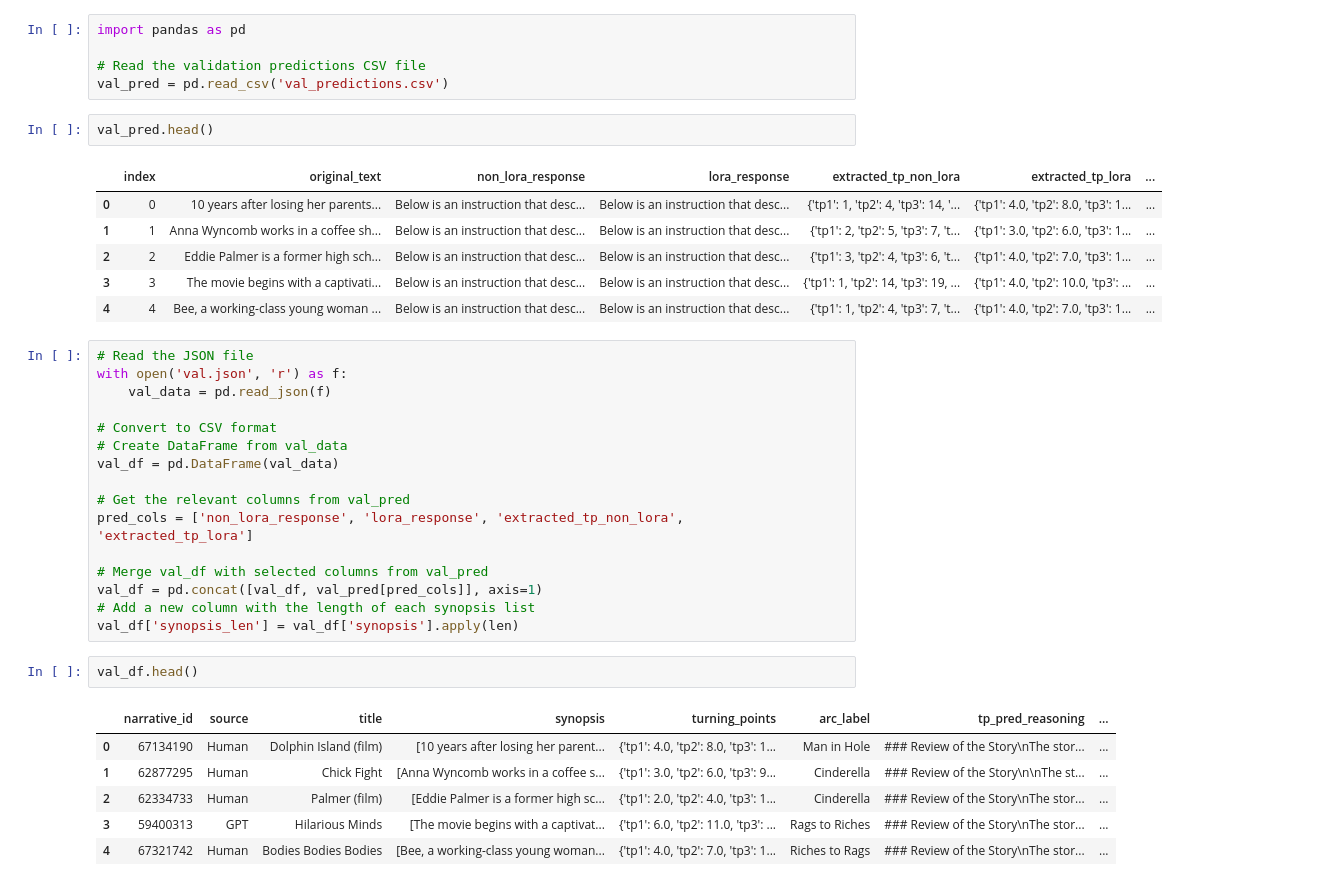
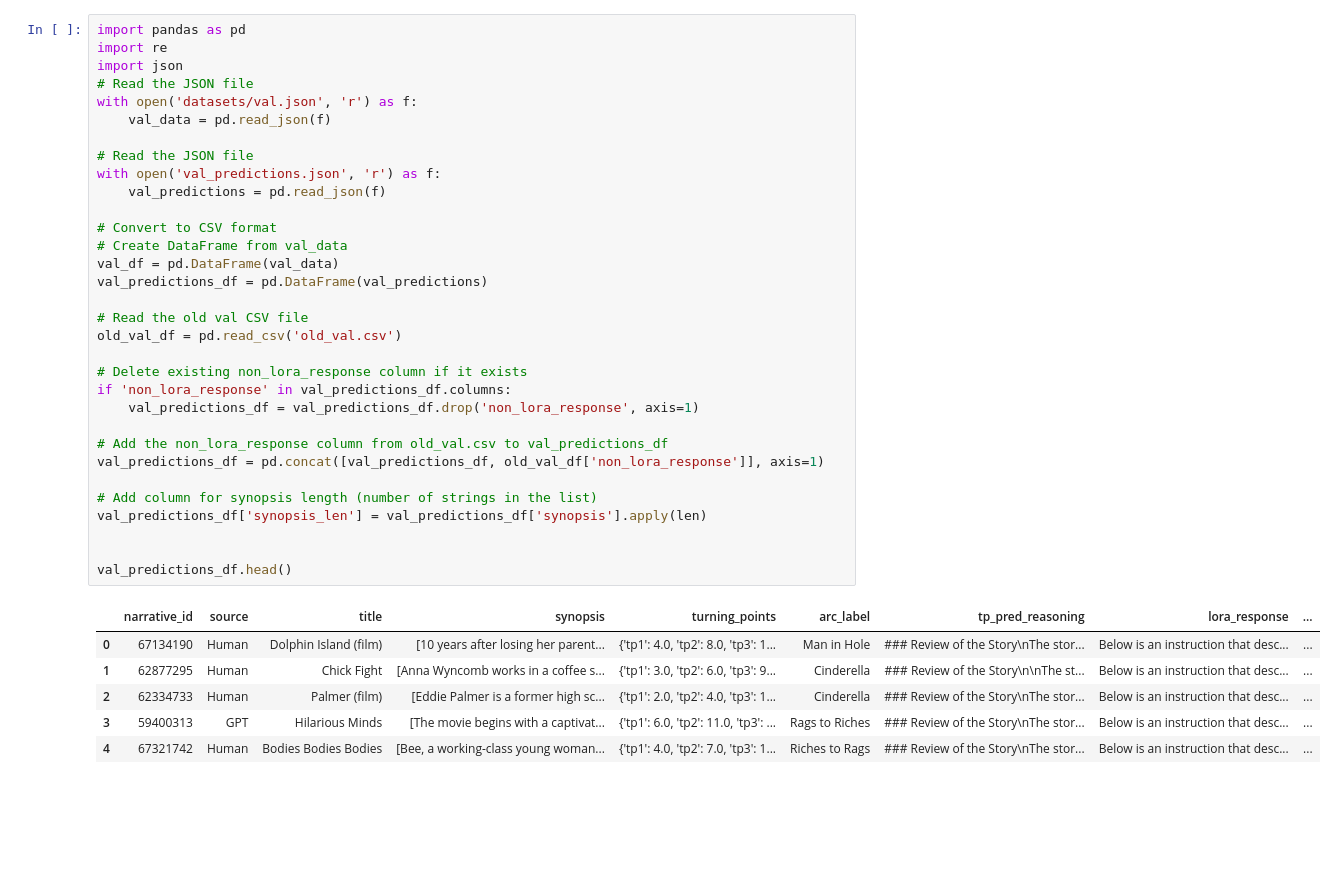
Before and after one commit to maikyonn/agentic-narratives, a Jupyter notebook: val_explore.ipynb, the cells around one changed output. Saved outputs shown, nothing was run; the diff lists cells and outputs as text; blank space fills up the shorter version.

```diff
--- a/val_explore.ipynb
+++ b/val_explore.ipynb
@@ -1,39 +1,39 @@
-# %%
-import pandas as pd
-
-# Read the validation predictions CSV file
-val_pred = pd.read_csv('val_predictions.csv')
-# %%
-val_pred.head()
-# %% [output]
-|  | index | original_text | non_lora_response | lora_response | extracted_tp_non_lora | extracted_tp_lora | ... |
-| 0 | 0 | 10 years after losing her parents... | Below is an instruction that desc... | Below is an instruction that desc... | {'tp1': 1, 'tp2': 4, 'tp3': 14, '... | {'tp1': 4.0, 'tp2': 8.0, 'tp3': 1... | ... |
-| 1 | 1 | Anna Wyncomb works in a coffee sh... | Below is an instruction that desc... | Below is an instruction that desc... | {'tp1': 2, 'tp2': 5, 'tp3': 7, 't... | {'tp1': 3.0, 'tp2': 6.0, 'tp3': 1... | ... |
-| 2 | 2 | Eddie Palmer is a former high sch... | Below is an instruction that desc... | Below is an instruction that desc... | {'tp1': 3, 'tp2': 4, 'tp3': 6, 't... | {'tp1': 4.0, 'tp2': 7.0, 'tp3': 1... | ... |
-| 3 | 3 | The movie begins with a captivati... | Below is an instruction that desc... | Below is an instruction that desc... | {'tp1': 1, 'tp2': 14, 'tp3': 19, ... | {'tp1': 4.0, 'tp2': 10.0, 'tp3': ... | ... |
-| 4 | 4 | Bee, a working-class young woman ... | Below is an instruction that desc... | Below is an instruction that desc... | {'tp1': 1, 'tp2': 4, 'tp3': 7, 't... | {'tp1': 4.0, 'tp2': 7.0, 'tp3': 1... | ... |
-# %%
-# Read the JSON file
-with open('val.json', 'r') as f:
-    val_data = pd.read_json(f)
-
-# Convert to CSV format
-# Create DataFrame from val_data
-val_df = pd.DataFrame(val_data)
-
-# Get the relevant columns from val_pred
-pred_cols = ['non_lora_response', 'lora_response', 'extracted_tp_non_lora', 'extracted_tp_lora']
-
-# Merge val_df with selected columns from val_pred
-val_df = pd.concat([val_df, val_pred[pred_cols]], axis=1)
-# Add a new column with the length of each synopsis list
-val_df['synopsis_len'] = val_df['synopsis'].apply(len)
-# %%
-val_df.head()
-# %% [output]
-|  | narrative_id | source | title | synopsis | turning_points | arc_label | tp_pred_reasoning | ... |
-| 0 | 67134190 | Human | Dolphin Island (film) | [10 years after losing her parent... | {'tp1': 4.0, 'tp2': 8.0, 'tp3': 1... | Man in Hole | ### Review of the Story\nThe stor... | ... |
-| 1 | 62877295 | Human | Chick Fight | [Anna Wyncomb works in a coffee s... | {'tp1': 3.0, 'tp2': 6.0, 'tp3': 9... | Cinderella | ### Review of the Story\n\nThe st... | ... |
-| 2 | 62334733 | Human | Palmer (film) | [Eddie Palmer is a former high sc... | {'tp1': 2.0, 'tp2': 4.0, 'tp3': 1... | Cinderella | ### Review of the Story\nThe stor... | ... |
-| 3 | 59400313 | GPT | Hilarious Minds | [The movie begins with a captivat... | {'tp1': 6.0, 'tp2': 11.0, 'tp3': ... | Rags to Riches | ### Review of the Story\nThe stor... | ... |
-| 4 | 67321742 | Human | Bodies Bodies Bodies | [Bee, a working-class young woman... | {'tp1': 4.0, 'tp2': 7.0, 'tp3': 1... | Riches to Rags | ### Review of the Story\nThe stor... | ... |
+# %%
+import pandas as pd
+import re
+import json
+# Read the JSON file
+with open('datasets/val.json', 'r') as f:
+    val_data = pd.read_json(f)
+
+# Read the JSON file
+with open('val_predictions.json', 'r') as f:
+    val_predictions = pd.read_json(f)
+
+# Convert to CSV format
+# Create DataFrame from val_data
+val_df = pd.DataFrame(val_data)
+val_predictions_df = pd.DataFrame(val_predictions)
+
+# Read the old val CSV file
+old_val_df = pd.read_csv('old_val.csv')
+
+# Delete existing non_lora_response column if it exists
+if 'non_lora_response' in val_predictions_df.columns:
+    val_predictions_df = val_predictions_df.drop('non_lora_response', axis=1)
+
+# Add the non_lora_response column from old_val.csv to val_predictions_df
+val_predictions_df = pd.concat([val_predictions_df, old_val_df['non_lora_response']], axis=1)
+
+# Add column for synopsis length (number of strings in the list)
+val_predictions_df['synopsis_len'] = val_predictions_df['synopsis'].apply(len)
+
+
+val_predictions_df.head()
+# %% [output]
+|  | narrative_id | source | title | synopsis | turning_points | arc_label | tp_pred_reasoning | lora_response | ... |
+| 0 | 67134190 | Human | Dolphin Island (film) | [10 years after losing her parent... | {'tp1': 4.0, 'tp2': 8.0, 'tp3': 1... | Man in Hole | ### Review of the Story\nThe stor... | Below is an instruction that desc... | ... |
+| 1 | 62877295 | Human | Chick Fight | [Anna Wyncomb works in a coffee s... | {'tp1': 3.0, 'tp2': 6.0, 'tp3': 9... | Cinderella | ### Review of the Story\n\nThe st... | Below is an instruction that desc... | ... |
+| 2 | 62334733 | Human | Palmer (film) | [Eddie Palmer is a former high sc... | {'tp1': 2.0, 'tp2': 4.0, 'tp3': 1... | Cinderella | ### Review of the Story\nThe stor... | Below is an instruction that desc... | ... |
+| 3 | 59400313 | GPT | Hilarious Minds | [The movie begins with a captivat... | {'tp1': 6.0, 'tp2': 11.0, 'tp3': ... | Rags to Riches | ### Review of the Story\nThe stor... | Below is an instruction that desc... | ... |
+| 4 | 67321742 | Human | Bodies Bodies Bodies | [Bee, a working-class young woman... | {'tp1': 4.0, 'tp2': 7.0, 'tp3': 1... | Riches to Rags | ### Review of the Story\nThe stor... | Below is an instruction that desc... | ... |
```
Also changed, not shown: parts of 2 cells of this notebook, 1 other file.
